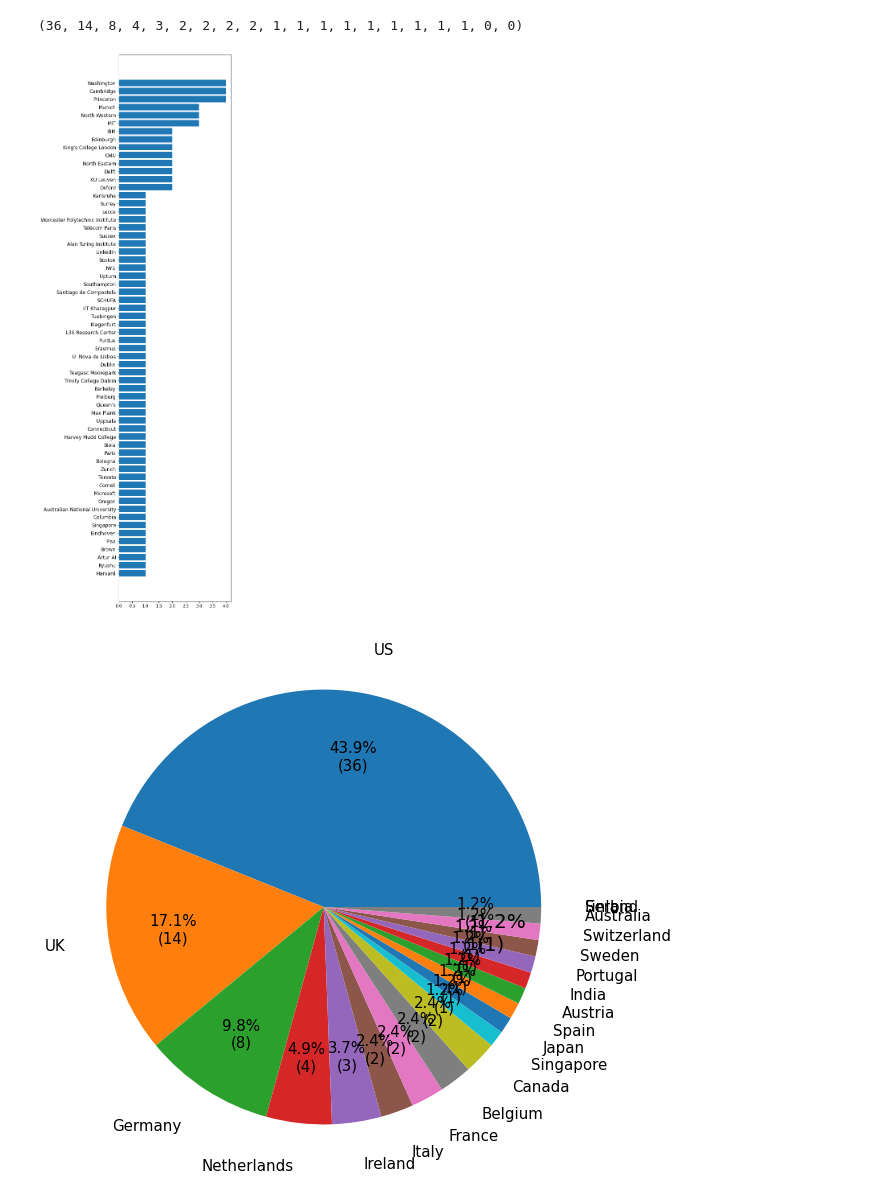
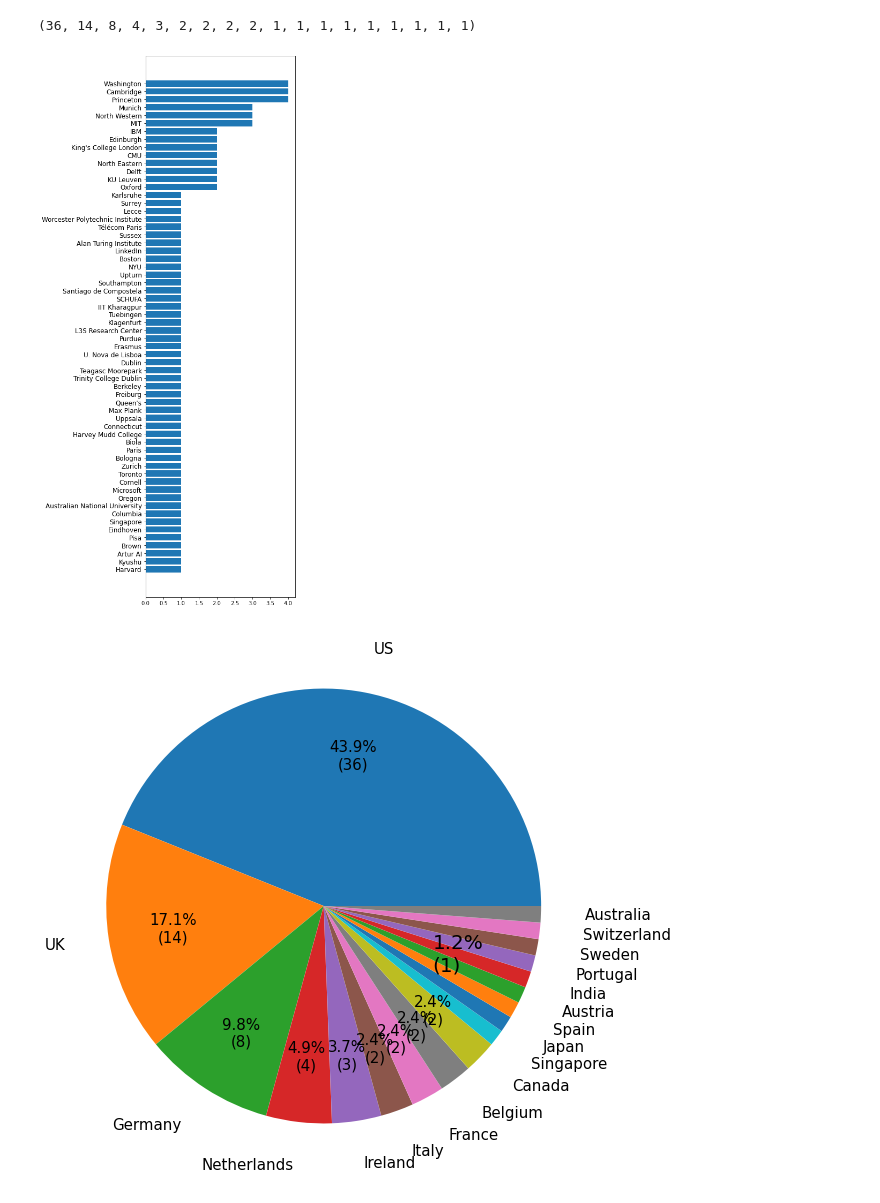
Before and after one commit to anitavero/aies2022, a Jupyter notebook: aies_stats.ipynb, the cells around one changed output. Cells and saved outputs as stored; diff of their text form; code cells hidden in the pictures.

```diff
--- a/aies_stats.ipynb
+++ b/aies_stats.ipynb
@@ -29,12 +19,12 @@ print(len(keynote_inst))
 # %%
 def org_hist(org_list):
     orgs, cnts = zip(*Counter(org_list).most_common())
-    plt.figure(figsize=(5, 25))
+    plt.figure(figsize=(5, 0.3 * len(orgs)))
     plt.yticks(fontsize=12)
     plt.barh(orgs, cnts)
     plt.gca().invert_yaxis()
 # %%
-def country_pie(org_list):
+def country_pie(org_list, agg_ones=True, one_x=0.7, one_y=-0.2):
     with open('org_country.json', 'r') as f:
         org_countries = json.load(f)
     countries = {}
@@ -42,17 +32,20 @@ def country_pie(org_list):
         cnt = 0
         for org in orgs:
             cnt += org_list.count(org)
-        countries[country] = cnt
-    del(countries['Company'])
+        if cnt > 0:
+            countries[country] = cnt
+    if 'Company' in countries.keys():
+        del(countries['Company'])
     countries_sorted, cnts_sorted = zip(*sorted(countries.items(), key=lambda item: item[1], reverse=True))
     print(cnts_sorted)
 
     def my_autopct(pct, data):
         absolute = int(np.round(pct/100.*np.sum(data)))
-        return "{:.1f}%\n({:d})".format(pct, absolute) if pct > 1 else ''
+        return "{:.1f}%\n({:d})".format(pct, absolute) if absolute > 1 or agg_ones==False else ''
 
     plt.figure(figsize=(10, 10))
-    plt.text(0.7, -0.2, "{:.1f}%\n({:d})".format(100 / sum(cnts_sorted), 1) , fontsize=20)
+    if agg_ones:
+        plt.text(one_x, one_y, "{:.1f}%\n({:d})".format(100 / sum(cnts_sorted), 1) , fontsize=20)
     plt.pie(cnts_sorted,
             labels=countries_sorted,
             autopct=lambda pct: my_autopct(pct, cnts_sorted),
@@ -72,10 +65,10 @@ country_pie(all_talks)
 [figure]
 # %%
 org_hist(mon_inst + tues_inst)
-country_pie(mon_inst + tues_inst)
+country_pie(mon_inst + tues_inst, one_x=0.5 , one_y=-0.3)
 # %% [output]
-(36, 14, 8, 4, 3, 2, 2, 2, 2, 1, 1, 1, 1, 1, 1, 1, 1, 1, 0, 0)
+(36, 14, 8, 4, 3, 2, 2, 2, 2, 1, 1, 1, 1, 1, 1, 1, 1, 1)
-[figure, old version]
+[figure, new version]
-[figure, old version]
+[figure, new version]
 # %%
 org_hist(student_inst)
```
Also changed, not shown: parts of 5 cells of this notebook.
